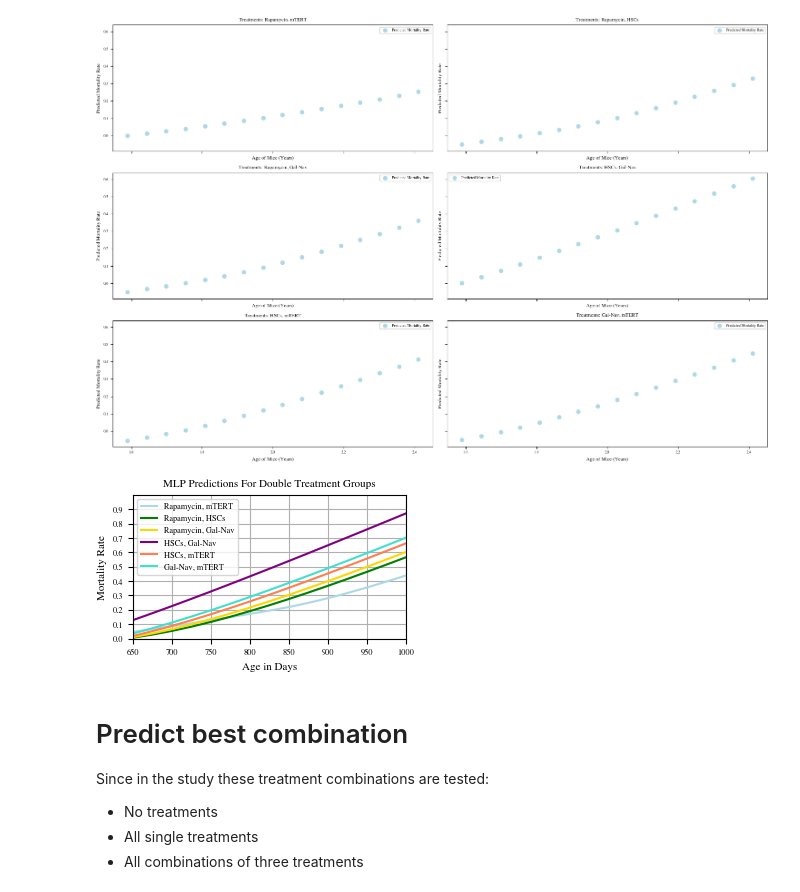
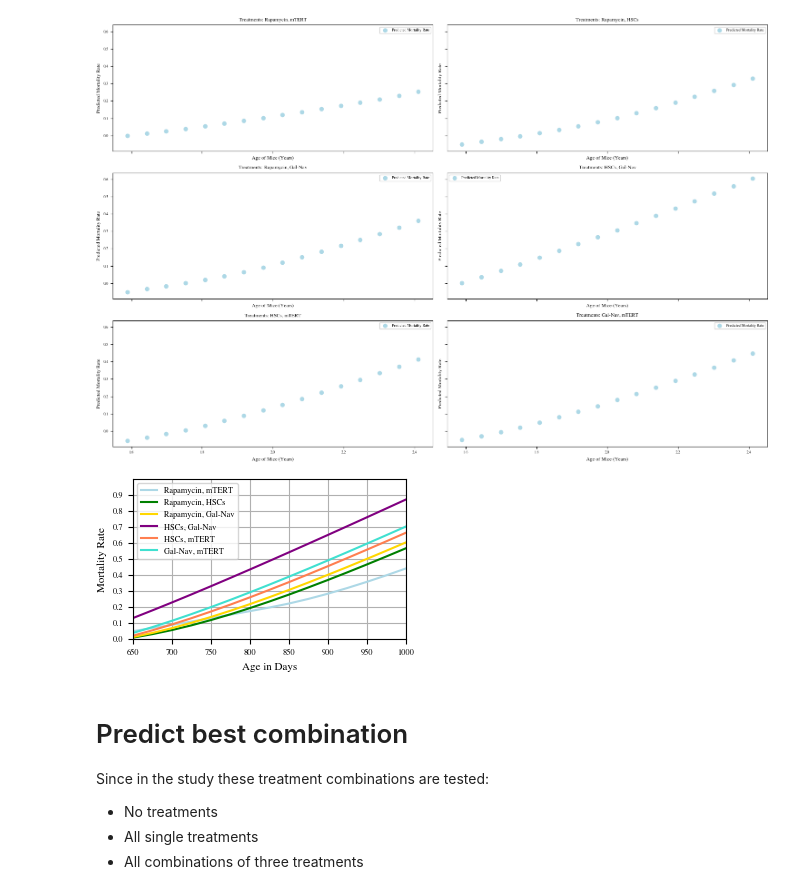
Before and after one commit to shs2017/Data-Literacy, a Jupyter notebook: exp/005_MLPModel.ipynb, the cells around one changed output. Cells and saved outputs as stored; diff of their text form; code cells hidden in the pictures.

```diff
--- a/exp/005_MLPModel.ipynb
+++ b/exp/005_MLPModel.ipynb
@@ -330,7 +330,10 @@ def train_model(seed, epochs):
             best_model = model.state_dict()
     # Use the best model (lowest val loss) for inference
     model.load_state_dict(best_model)
+    torch.save(model, 'MLP_model.pth')
     return [model, best_val_loss]
 
-trained_model = train_model(42,10000)
-model = trained_model[0]
+#trained_model = train_model(42,10000)
+#model = trained_model[0]
+
+model = torch.load('MLP_model.pth')
@@ -451,34 +436,33 @@ plt.show()
 # %%
 all_combos = [[1, 0, 0, 1], [1, 1, 0, 0], [1, 0, 1, 0], [0, 1, 1, 0], [0, 1, 0, 1], [0, 0, 1, 1]]
 ages_to_predict = np.arange(650, 1001, 25)
 
 def plot_model_results(model, age, treatments):
     ages_plot = age
 
     # Define the number of rows and columns for the subplot grid
     num_rows = 1  # You can adjust this based on your preference
     num_cols = 1
-    plt.rcParams.update(bundles.icml2022(column='half', nrows=NROWS, ncols=NCOLS, usetex=USE_LATEX))
+    plt.rcParams.update(bundles.icml2022(column="half", nrows=NROWS, ncols=NCOLS, usetex=USE_LATEX))
     fig, ax = plt.subplots(num_rows, num_cols)
     for i, treatment in enumerate(all_combos):
         # Plot the predicted mortality rates
         predictions = make_predictions(model, age, treatment)
         ax.plot(ages_plot, predictions, linestyle = "-",label=", ".join([treatment_labels[i] for i in range(len(treatment)) if treatment[i] == 1]), color=COLOR_MAP[i])
 
     ax.set_xlim(650, 1000)
     ax.set_ylim(0, 1)
     ax.set_xticks(np.arange(650, 1001, 50))
     ax.set_yticks(np.arange(0, 1, 0.1))
     ax.grid(True)
     ax.set_xlabel('Age in Days')
     ax.set_ylabel('Mortality Rate')
-    ax.set_title("MLP Predictions For Double Treatment Groups")
     ax.legend(loc='best')
     fig.savefig("../fig/MLP_predictions.pdf")
 
 plot_model_results(model, ages_to_predict, all_combos)
 # %% [output]
-[figure, old version]
+[figure, new version]
 # %% [markdown]
 # Predict best combination
 
```
Also changed, not shown: parts of 15 cells of this notebook, 2 other files.
